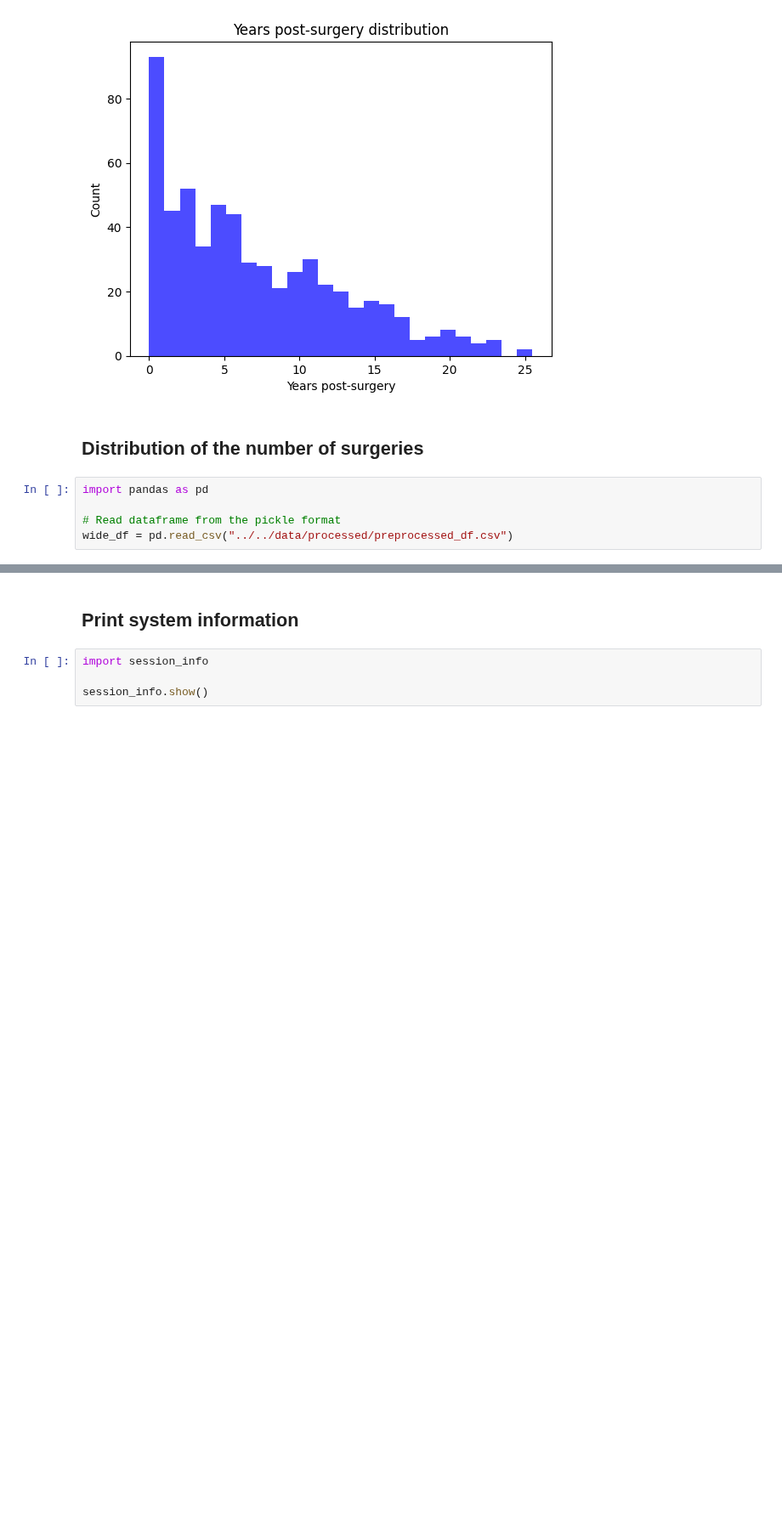
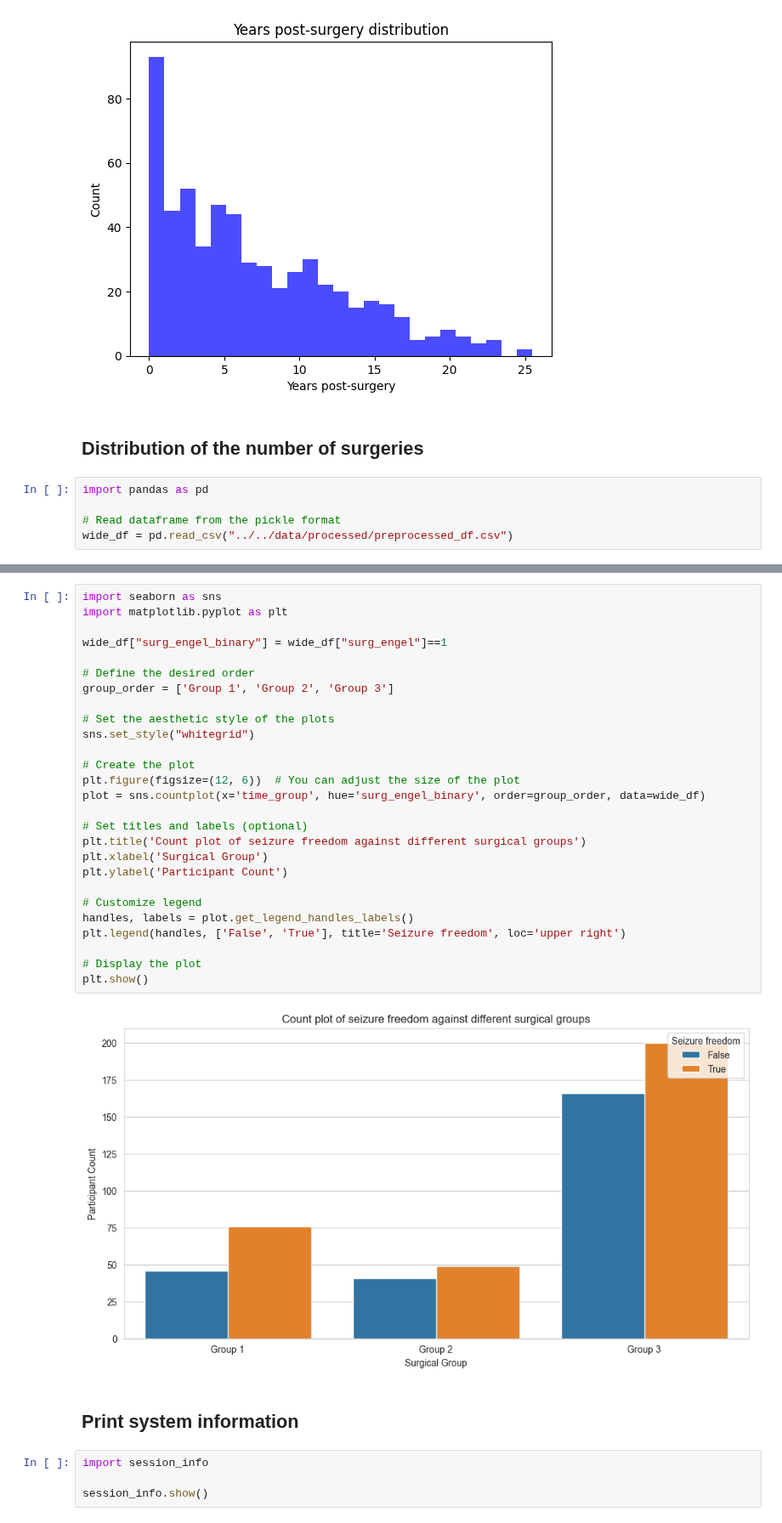
Before and after one commit to AmauryPelzer/Engel-outcome-prediction, a Jupyter notebook: notebooks/1. exploratory/exploratory.ipynb, the cells around one changed output, grey strips where cells are left out. Shown at 85% size. Cells and saved outputs as stored; diff of their text form; blank space fills up the shorter version.

```diff
--- a/notebooks/1. exploratory/exploratory.ipynb
+++ b/notebooks/1. exploratory/exploratory.ipynb
@@ -485,3 +519,32 @@ plt.show()
+# %%
+import seaborn as sns
+import matplotlib.pyplot as plt
+
+wide_df["surg_engel_binary"] = wide_df["surg_engel"]==1
+
+# Define the desired order
+group_order = ['Group 1', 'Group 2', 'Group 3']
+
+# Set the aesthetic style of the plots
+sns.set_style("whitegrid")
+
+# Create the plot
+plt.figure(figsize=(12, 6))  # You can adjust the size of the plot
+plot = sns.countplot(x='time_group', hue='surg_engel_binary', order=group_order, data=wide_df)
+
+# Set titles and labels (optional)
+plt.title('Count plot of seizure freedom against different surgical groups')
+plt.xlabel('Surgical Group')
+plt.ylabel('Participant Count')
+
+# Customize legend
+handles, labels = plot.get_legend_handles_labels()
+plt.legend(handles, ['False', 'True'], title='Seizure freedom', loc='upper right')
+
+# Display the plot
+plt.show()
+# %% [output]
+[figure, added]
 # %% [markdown]
 ## Print system information
 # %%
```
Also changed, not shown: parts of 6 cells of this notebook.
